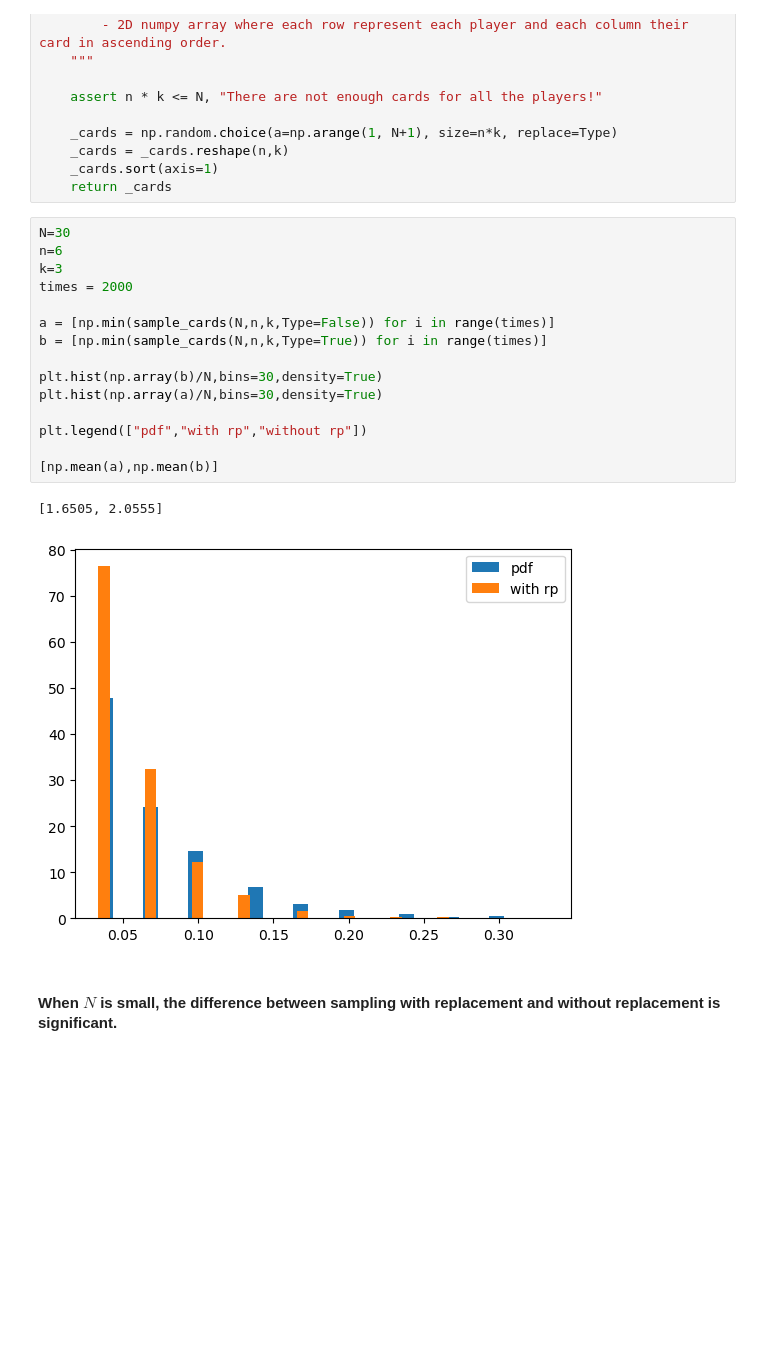
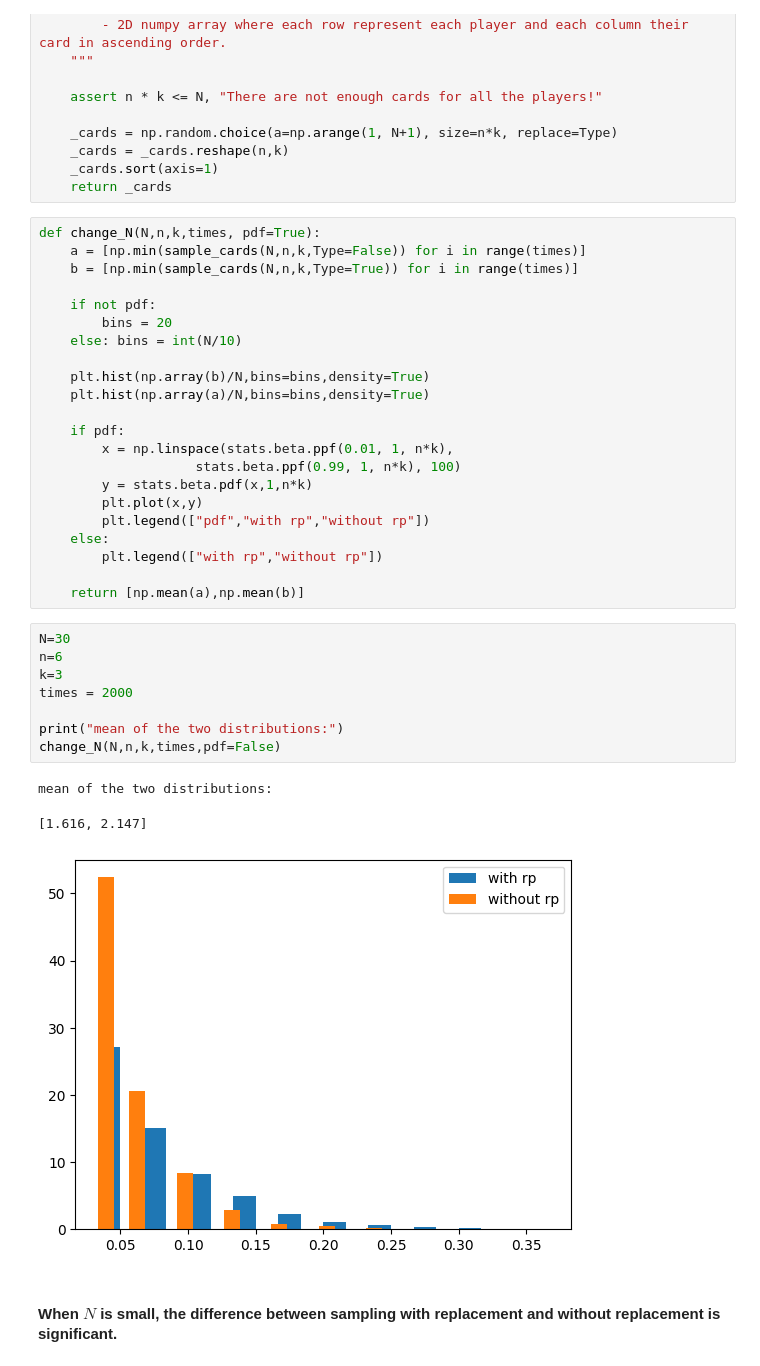
Before and after one commit to UCB-stat-201a-fall23/projectno1-themind-FayeL6, a Jupyter notebook: Project01-TheMind.ipynb, the cells around one changed output. Drawn from its saved outputs; the diff is of its cells as text; blank space fills up the shorter version.

```diff
--- a/Project01-TheMind.ipynb
+++ b/Project01-TheMind.ipynb
@@ -356,24 +356,40 @@ def sample_cards(N, n, k, Type=False):
     _cards = _cards.reshape(n,k)
     _cards.sort(axis=1)
     return _cards
+# %%
+def change_N(N,n,k,times, pdf=True):
+    a = [np.min(sample_cards(N,n,k,Type=False)) for i in range(times)]
+    b = [np.min(sample_cards(N,n,k,Type=True)) for i in range(times)]
+
+    if not pdf:
+        bins = 20
+    else: bins = int(N/10)
+
+    plt.hist(np.array(b)/N,bins=bins,density=True)
+    plt.hist(np.array(a)/N,bins=bins,density=True)
+
+    if pdf:
+        x = np.linspace(stats.beta.ppf(0.01, 1, n*k),
+                    stats.beta.ppf(0.99, 1, n*k), 100)
+        y = stats.beta.pdf(x,1,n*k)
+        plt.plot(x,y)
+        plt.legend(["pdf","with rp","without rp"])
+    else:
+        plt.legend(["with rp","without rp"])
+
+    return [np.mean(a),np.mean(b)]
 # %%
 N=30
 n=6
 k=3
 times = 2000
 
-a = [np.min(sample_cards(N,n,k,Type=False)) for i in range(times)]
-b = [np.min(sample_cards(N,n,k,Type=True)) for i in range(times)]
-
-plt.hist(np.array(b)/N,bins=30,density=True)
-plt.hist(np.array(a)/N,bins=30,density=True)
-
-plt.legend(["pdf","with rp","without rp"])
-
-[np.mean(a),np.mean(b)]
+print("mean of the two distributions:")
+change_N(N,n,k,times,pdf=False)
 # %% [output]
-[1.6505, 2.0555]
+mean of the two distributions:
+[1.616, 2.147]
-[figure, old version]
+[figure, new version]
 # %% [markdown]
 #### When $N$ is small, the difference between sampling with replacement and without replacement is significant.
 # %%
```
Also changed, not shown: parts of 2 cells of this notebook.
